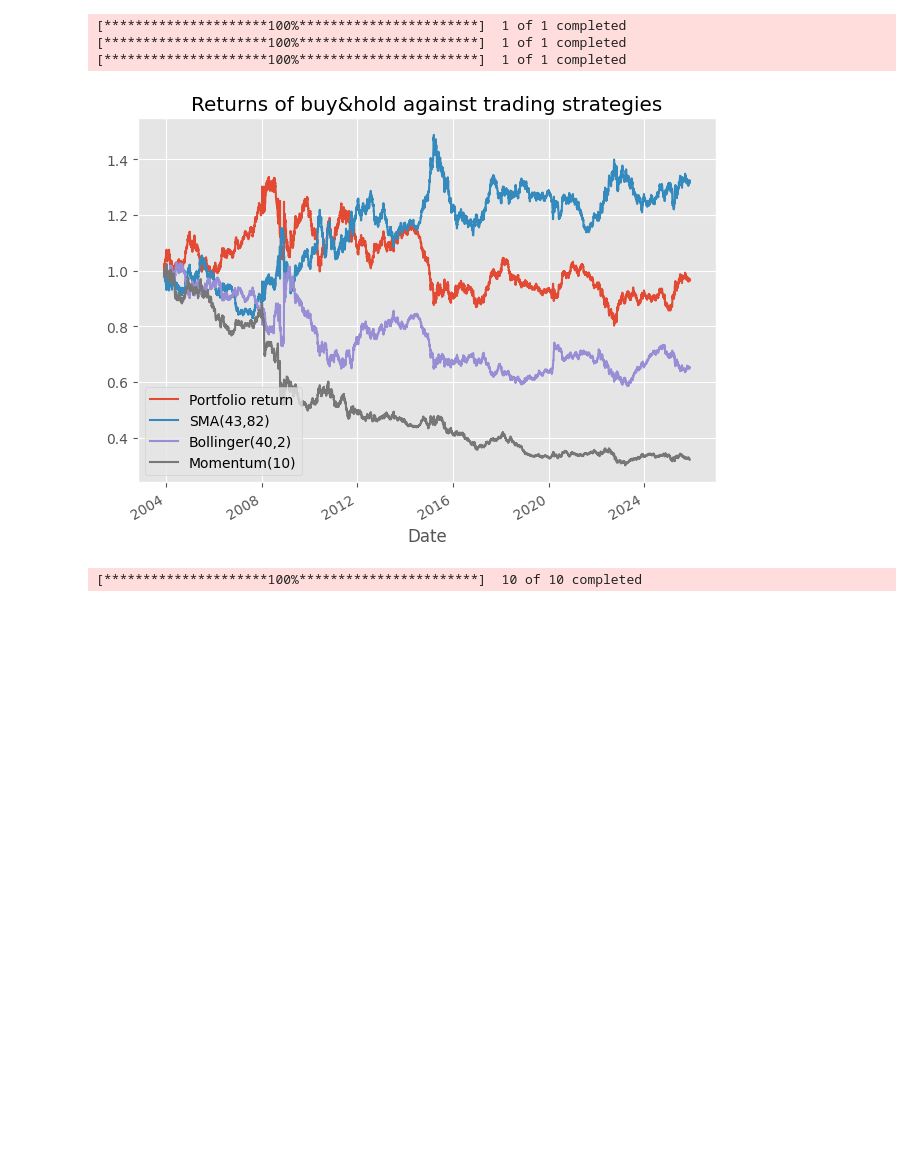
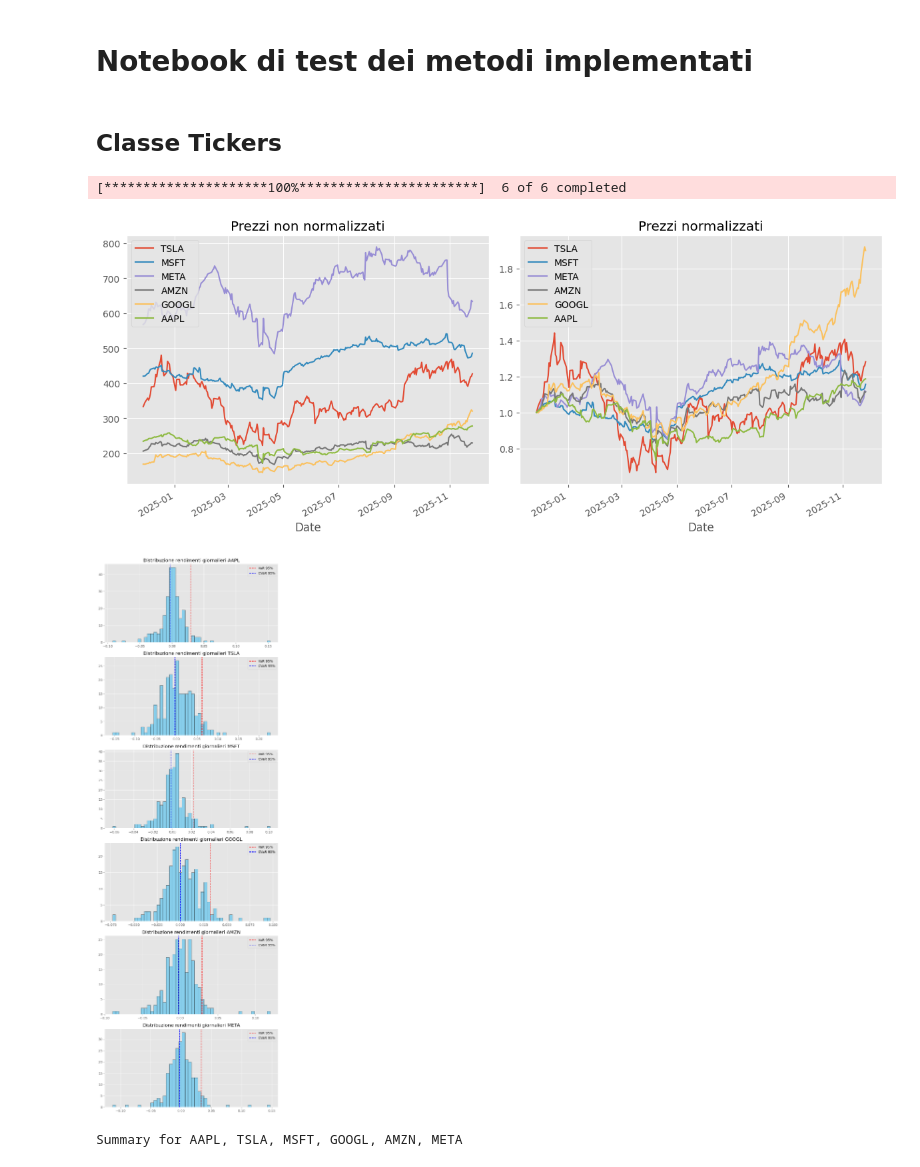
Before and after one commit to VLTSML26/trading, a Jupyter notebook: notebooks/test_nuovastruttura.ipynb, the cells around one changed output. Saved outputs shown, nothing was run; the diff lists cells and outputs as text; code cells hidden in the pictures; blank space fills up the shorter version.

```diff
--- a/notebooks/test_nuovastruttura.ipynb
+++ b/notebooks/test_nuovastruttura.ipynb
@@ -1,3 +1,5 @@
+# %% [markdown]
+# Notebook di test dei metodi implementati
 # %%
 import sys
 sys.path.append('..')
@@ -9,18 +15,25 @@ from matplotlib import pyplot as plt
-# %%
-sma = SMA({"ticker": "EURUSD=X", "period": "max", "short": 43, "long": 82})
-bollinger = Bollinger({"ticker": "EURUSD=X", "period": "max", "window": 40, "nsigma": 2})
-momentum = Momentum({"ticker": "EURUSD=X", "period": "max", "window": 10})
-sma.plot()
-bollinger.plot()
-momentum.plot()
-plt.tight_layout()
-# %% [output]
-[*********************100%***********************]  1 of 1 completed
-[*********************100%***********************]  1 of 1 completed
-[*********************100%***********************]  1 of 1 completed
-[figure, removed]
-# %%
-sp_500 = ['AAPL', 'MSFT', 'GOOGL', 'AMZN', 'META', 'JPM', 'JNJ', 'V', 'PG', 'TSLA']
-ew = Portfolio(sp_500, period="max")
-# %% [output]
-[*********************100%***********************]  10 of 10 completed
+# %% [markdown]
+## Classe Tickers
+# %%
+from portfolio import Tickers
+
+# classe istanziata fornendo una lista di asset, un periodo ed eventualmente un provider di dati
+titoli = ['AAPL', 'TSLA', 'MSFT', 'GOOGL', 'AMZN', 'META']
+dict_tickers = {"tickers": titoli, 'period': '1y'}
+tickers_yf = Tickers(**dict_tickers)
+
+# test plot (prezzi normalizzati e non)
+fig, (ax1, ax2) = plt.subplots(1, 2, figsize=(12, 5))
+tickers_yf.plot(rescale=False, ax=ax1, title="Prezzi non normalizzati")
+tickers_yf.plot(rescale=True, ax=ax2, title="Prezzi normalizzati")
+fig.tight_layout()
+
+tickers_yf.plot_dailyret_dist()
+
+# test _repr_html_
+tickers_yf
+# %% [output]
+[*********************100%***********************]  6 of 6 completed
+[figure, added]
+[figure, added]
+Summary for AAPL, TSLA, MSFT, GOOGL, AMZN, META
```
Also changed, not shown: parts of 10 cells of this notebook, 1 other file.
